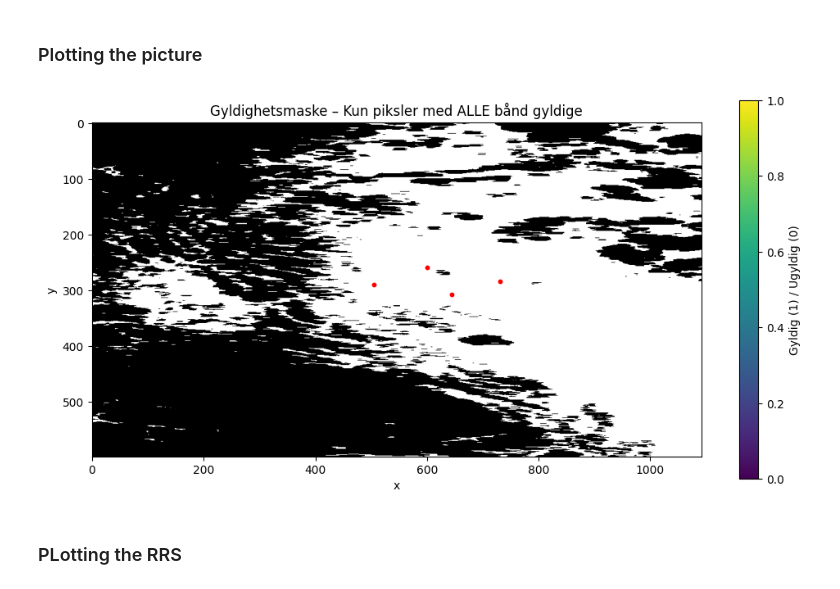
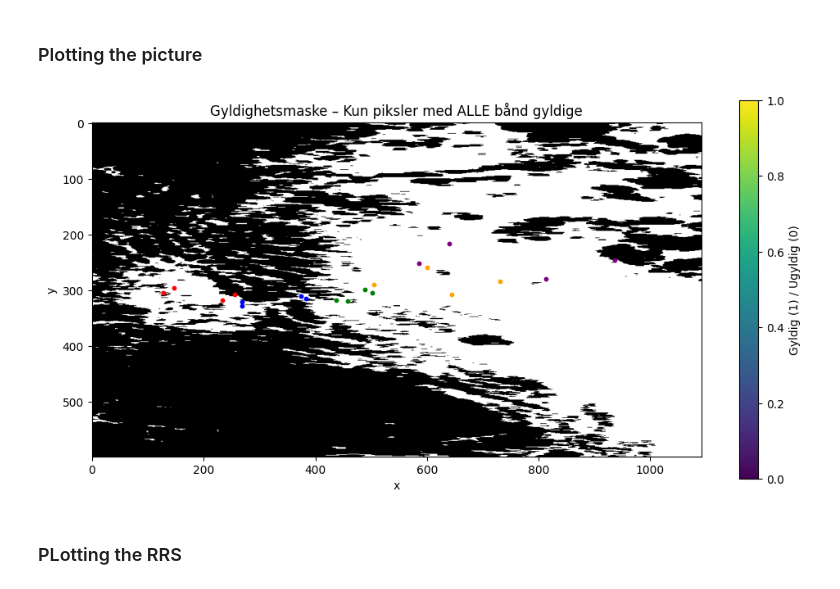
Before and after one commit to AnneMartheH/Vaar_2025, a Jupyter notebook: comparison_2025_one_picture.ipynb, the cells around one changed output. Cells and saved outputs as stored; diff of their text form; code cells hidden in the pictures.

```diff
--- a/comparison_2025_one_picture.ipynb
+++ b/comparison_2025_one_picture.ipynb
@@ -115,6 +117,8 @@ Median RSS for area: (109,)
  -1.3477942e-03 -8.5105363e-04 -2.1708557e-04  7.9751684e-04
   2.2593422e-03]
 # %%
+row_area_2, col_area_2 = f.latLong_to_piksel(target_lat_2, target_lon_2, latitude_250423_2, longitude_250423_2)
+
 median_area_2 = np.median(rss_area_all[1], axis=0)
 normaized_spectrum_median_area_2 = f.min_max_nomralization(median_area_2)
 l2_norm_median_area_2 = np.linalg.norm(median_area_2)  #l2 norm
@@ -142,6 +146,8 @@ Median RSS for area: (109,)
  -6.9177436e-04 -3.0503192e-04  2.2338908e-04  1.2663340e-03
   2.6954033e-03]
 # %%
+row_area_3, col_area_3 = f.latLong_to_piksel(target_lat_3, target_lon_3, latitude_250423_2, longitude_250423_2)
+
 median_area_3 = np.median(rss_area_all[2], axis=0)
 normaized_spectrum_median_area_3 = f.min_max_nomralization(median_area_3)
 l2_norm_median_area_3 = np.linalg.norm(median_area_3)  #l2 norm
@@ -169,6 +175,8 @@ Median RSS for area: (109,)
  -1.44892407e-03 -9.38393117e-04 -3.08712479e-04  7.33459427e-04
   2.32841610e-03]
 # %%
+row_area_5, col_area_5 = f.latLong_to_piksel(target_lat_5, target_lon_5, latitude_250423_2, longitude_250423_2)
+
 median_area_5 = np.median(rss_area_all[3], axis=0)
 normaized_spectrum_median_area_5 = f.min_max_nomralization(median_area_5)
 l2_norm_median_area_5 = np.linalg.norm(median_area_5)  #l2 norm
@@ -196,6 +204,8 @@ Median RSS for area: (109,)
  -0.00264236 -0.00203894 -0.00153406 -0.00100873 -0.00035661  0.00066995
   0.00223547]
 # %%
+row_area_6, col_area_6 = f.latLong_to_piksel(target_lat_6, target_lon_6, latitude_250423_2, longitude_250423_2)
+
 median_area_6 = np.median(rss_area_all[4], axis=0)
 normaized_spectrum_median_area_6 = f.min_max_nomralization(median_area_6)
 l2_norm_median_area_6 = np.linalg.norm(median_area_6)  #l2 norm
@@ -227,23 +237,28 @@ Median RSS for area: (109,)
 # %%
 # Anta at `data` har formen (114, 598, 1092)
 # Lag maske: True der INGEN bånd er NaN (dvs. alle 114 bånd er gyldige)
 
 ## plotte de fire områdene
 valid_mask_all = ~np.isnan(rss_atmc_250423_2).any(axis=0)  # shape: (598, 1092)
 
 # Visualiser masken
 plt.figure(figsize=(12, 6))
 plt.imshow(valid_mask_all, cmap='gray')
 plt.title("Gyldighetsmaske – Kun piksler med ALLE bånd gyldige")
 plt.xlabel("x")
 plt.ylabel("y")
 #plt.scatter(458, 292, color='red', s=10)
 for i in range(4):
-    plt.scatter(start_end_row_col_2[i], start_end_row_piksel_2[i] , color='red', s=10)
+    #plt.scatter(start_end_row_col_2[i], start_end_row_piksel_2[i] , color='red', s=10)
+    plt.scatter(col_area_1[i], row_area_1[i] , color='red', s=10)
+    plt.scatter(col_area_2[i], row_area_2[i] , color='blue', s=10)
+    plt.scatter(col_area_3[i], row_area_3[i] , color='green', s=10)
+    plt.scatter(col_area_5[i], row_area_5[i] , color='orange', s=10)
+    plt.scatter(col_area_6[i], row_area_6[i] , color='purple', s=10)
 plt.colorbar(label='Gyldig (1) / Ugyldig (0)')
 plt.show()
 # %% [output]
-[figure, old version]
+[figure, new version]
 # %% [markdown]
 ### PLotting the RRS
 # %%
```
Also changed, not shown: parts of 2 cells of this notebook, 11 other files.
